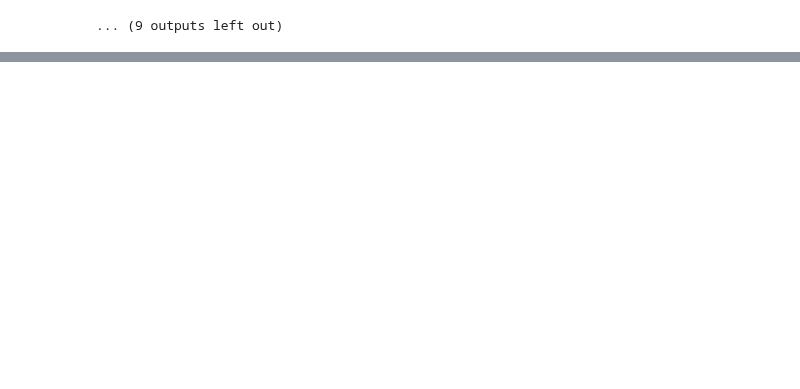
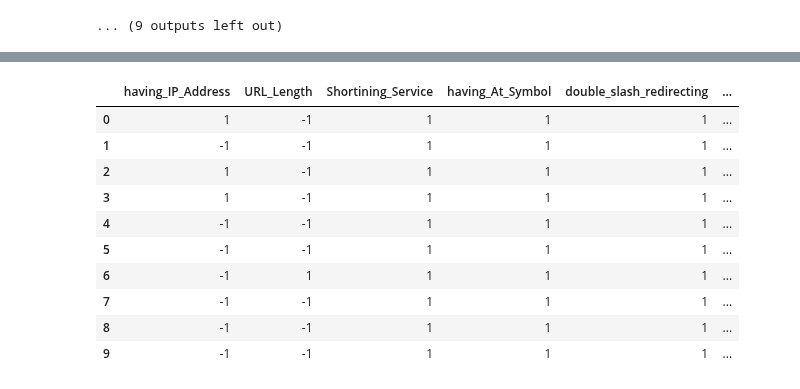
Before and after one commit to mungekarkiran/Basic_Python, a Jupyter notebook: PyCaret/03_NidhiHarsh/PyCaret test 1.ipynb, the cells around one changed output, grey strips where cells are left out. Cells and saved outputs as stored; diff of their text form; code cells hidden in the pictures; blank space fills up the shorter version.

Commit message:
added multi-model voting technique
added multi-model voting technique

```diff
--- a/PyCaret/03_NidhiHarsh/PyCaret test 1.ipynb
+++ b/PyCaret/03_NidhiHarsh/PyCaret test 1.ipynb
@@ -280,8 +280,7 @@ import glob
 import joblib
 import pickle
 import numpy as np
-
-df = pd.read_csv('phishing.csv')
+from collections import Counter
 
 def load_model(pkl_file_path):
     with open(pkl_file_path, 'rb') as file:
@@ -291,7 +290,6 @@ def load_model(pkl_file_path):
 
 def predict_with_model(model, input_data, class_names):
     # Make a prediction
-    print(input_data, type(input_data))
     # predicted_output = model.predict([input_data])
     predicted_proba = model.predict_proba([input_data])[0]
     predicted_class_index = np.argmax(predicted_proba)
@@ -303,15 +301,58 @@ def predict_with_model(model, input_data, class_names):
         "probability": predicted_class_probability
     }
 
-# Example usage
-# models_ls = [md for md in glob.glob(os.path.join('models', '*'))]
-for md in glob.glob(os.path.join('models', '*')):
-    pkl_file_path = md # 'path_to_your_model.pkl'
-    class_names = [-1, 1] # Update with your actual class names
-    model = load_model(pkl_file_path)
-    print(f"model : {model}")
-    input_data = df.iloc[0, :-1] # .values # [your_input_features] # Update with your actual input data
-    result = predict_with_model(model, input_data, class_names)
-    print(result, ' || ',  df.iloc[0,-1])
-    print('__'*30)
+def predict_with_voting(class_names, probabilities):
+    # Create a Counter object to count occurrences of each element
+    element_counter = Counter(class_names)
+
+    # Find the element with the maximum count
+    most_common_element, count = element_counter.most_common(1)[0]
+
+    # Find average of probabilities
+    avg_probability = np.mean(probabilities)
+
+    return most_common_element, avg_probability
+
+def multimodel_voting(input_data, op_val=None):
+    # Main
+    model_class_names, model_probabilities = [], []
+    # models_ls = [md for md in glob.glob(os.path.join('models', '*'))]
+    for md in glob.glob(os.path.join('models', '*')):
+
+        pkl_file_path = md # 'path_to_your_model.pkl'
+        class_names = ['unsafe', 'safe'] # [-1, 1] # Update with your actual class names
+
+        model = load_model(pkl_file_path)
+        # row_num = 150
+        # input_data, op_val = df.iloc[row_num, :-1], df.iloc[row_num, -1]  # [your_input_features] # Update with your actual input data
+        result = predict_with_model(model, input_data, class_names)
+        model_class_names.append(result['class_name'])
+        model_probabilities.append(result['probability'])
+
+        print(result, ' || ',  op_val)
+        print('__'*30)
+
+    result_class, result_probability = predict_with_voting(model_class_names, model_probabilities)
+    print(result_class, round(result_probability*100, 2))
+
+    return result_class, round(result_probability*100, 2)
+
+if __name__ == '__main__':
+
+    df = pd.read_csv('phishing.csv')
+    input_df_copy = df.copy().drop('Result', axis = 1)
+    input_df = input_df_copy.sample(n=10)
+    input_df = input_df.reset_index(drop=True)
+    # display(input_df)
+
+    result_op, prob_op = [], []
+    for index in range(len(input_df)):
+        res, prob = multimodel_voting(input_df.iloc[index, :], op_val=None)
+        result_op.append(res)
+        prob_op.append(prob)
+        print('\n')
+
+    input_df['prediction'] = result_op
+    input_df['probability'] = prob_op
+    display(input_df)
 # %% [output]
@@ -334,0 +376,11 @@ ____________________________________________________________
+|  | having_IP_Address | URL_Length | Shortining_Service | having_At_Symbol | double_slash_redirecting | ... |
+| 0 | 1 | -1 | 1 | 1 | 1 | ... |
+| 1 | -1 | -1 | 1 | 1 | 1 | ... |
+| 2 | 1 | -1 | 1 | 1 | 1 | ... |
+| 3 | 1 | -1 | 1 | 1 | 1 | ... |
+| 4 | -1 | -1 | 1 | 1 | 1 | ... |
+| 5 | -1 | -1 | 1 | 1 | 1 | ... |
+| 6 | -1 | 1 | 1 | 1 | 1 | ... |
+| 7 | -1 | -1 | 1 | 1 | 1 | ... |
+| 8 | -1 | -1 | 1 | 1 | 1 | ... |
+| 9 | -1 | -1 | 1 | 1 | 1 | ... |
```
Also changed, not shown: parts of 4 cells of this notebook.
